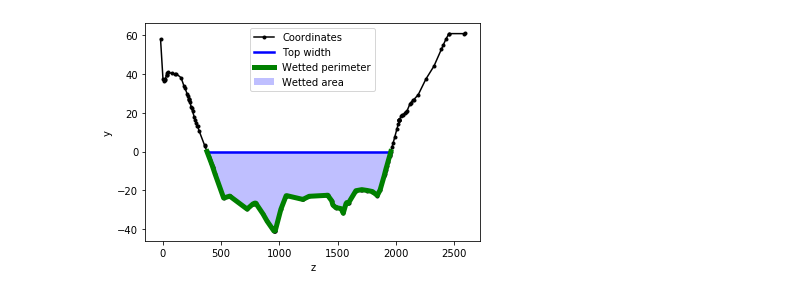
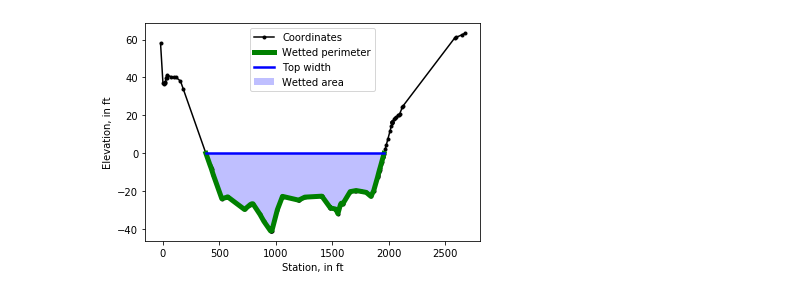
Before and after one commit to mdomanski-usgs/dynrat, a Jupyter notebook: examples/q_solve.ipynb, the cells around one changed output. Cells and saved outputs as stored; diff of their text form; code cells hidden in the pictures.

Commit message:
remove pantherapy, add anchovy

```diff
--- a/examples/q_solve.ipynb
+++ b/examples/q_solve.ipynb
@@ -1,19 +1,19 @@
 # %%
 %matplotlib inline
 
 import numpy as np
 
-from pantherapy.panthera import CrossSection
+from anchovy.crosssection import CrossSection
 
 roughness = 0.035
 
-z, y = np.loadtxt('data/stlms/xs.csv', delimiter=',', skiprows=1, unpack=True)
+station, elevation = np.loadtxt('data/stlms/xs.csv', delimiter=',', skiprows=1, unpack=True)
 
 datum = 379.58
-y = y - datum
+elevation = elevation - datum
 
-sect = CrossSection(y, z, roughness)
+sect = CrossSection(station, elevation, roughness)
 _ = sect.plot(0)
 # %% [output]
-[figure, old version]
+[figure, new version]
 # %%
```
Also changed, not shown: parts of 2 cells of this notebook, 5 other files.
